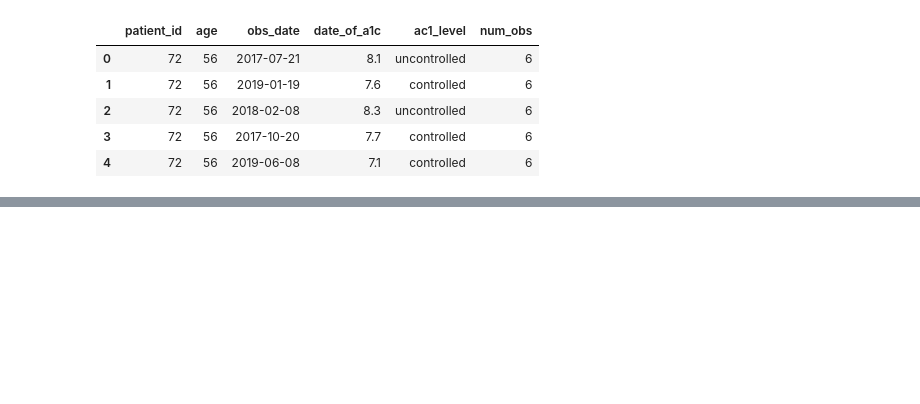
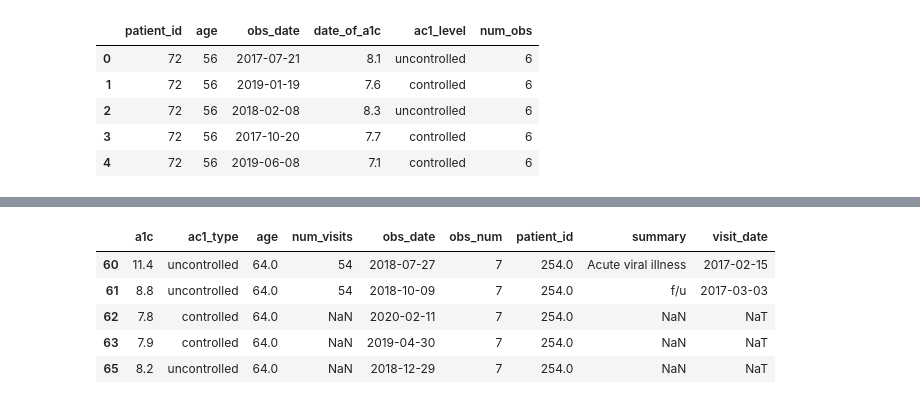
Before and after one commit to dmiz6393/diabetes_a1c, a Jupyter notebook: code/Cleaning and EDA-Copy1.ipynb, the cells around one changed output, grey strips where cells are left out. Cells and saved outputs as stored; diff of their text form; code cells hidden in the pictures; blank space fills up the shorter version.

```diff
--- a/code/Cleaning and EDA-Copy1.ipynb
+++ b/code/Cleaning and EDA-Copy1.ipynb
@@ -769,10 +705,0 @@ KeyError: 12
-# %%
-#group by patient ID and sort by dates np.unique(summary_and_visit_df["patient_id"].values)
-for i in array_of_ids:
-    patient= date_a1c_df.loc[date_a1c_df["patient_id"]==i]
-    patient_sum=summary_and_visit_df.loc[summary_and_visit_df["patient_id"]==i]
-    for row in patient:
-            if patient["obs_date"] - patient_sum["visit_date"] <= np.timedelta64(1,'M') or patient_sum["visit_date"] - patient["obs_date"] <= np.timedelta64(1,'M'):
-                patient_sum["a1c_level"]=patient["date_of_a1c"]
-                patient_sum["a1c_type"]=patient["ac1_level"]
-                patient_sum["obs_date"]=patient["obs_date"]
@@ -798,7 +722,7 @@ len(test)
 # %% [output]
 6
 # %%
-for dates in test2["visit_date"]:
-    for dates1 in test["obs_date"]:
-        if dates - dates1 <= np.timedelta64(30,'D') or dates1 - dates <= np.timedelta64(30,'D'):
-            print(test["date_of_a1c"])
+# for dates in test2["visit_date"]:
+#     for dates1 in test["obs_date"]:
+#         if dates - dates1 <= np.timedelta64(30,'D') or dates1 - dates <= np.timedelta64(30,'D'):
+#             print(test["date_of_a1c"])
@@ -823,10 +729,2 @@ Name: date_of_a1c, dtype: float64
-# %%
-summary_and_visit_df["a1c_level"]=""
-summary_and_visit_df["a1c_type"]=""
-summary_and_visit_df["obs_date"]=""
-summary_and_visit_df["obs_num"]=""
 # %%
 df = pd.DataFrame()
-# %%
-for i in array_of_ids[0:2]:
-    print(i)
@@ -890,0 +769,9 @@ To retain the current behavior and silence the warning, pass 'sort=True'.
+# %%
+df.head()
+# %% [output]
+|  | a1c | ac1_type | age | num_visits | obs_date | obs_num | patient_id | summary | visit_date |
+| 60 | 11.4 | uncontrolled | 64.0 | 54 | 2018-07-27 | 7 | 254.0 | Acute viral illness | 2017-02-15 |
+| 61 | 8.8 | uncontrolled | 64.0 | 54 | 2018-10-09 | 7 | 254.0 | f/u | 2017-03-03 |
+| 62 | 7.8 | controlled | 64.0 | NaN | 2020-02-11 | 7 | 254.0 | NaN | NaT |
+| 63 | 7.9 | controlled | 64.0 | NaN | 2019-04-30 | 7 | 254.0 | NaN | NaT |
+| 65 | 8.2 | uncontrolled | 64.0 | NaN | 2018-12-29 | 7 | 254.0 | NaN | NaT |
```
Also changed, not shown: parts of 32 cells of this notebook.
